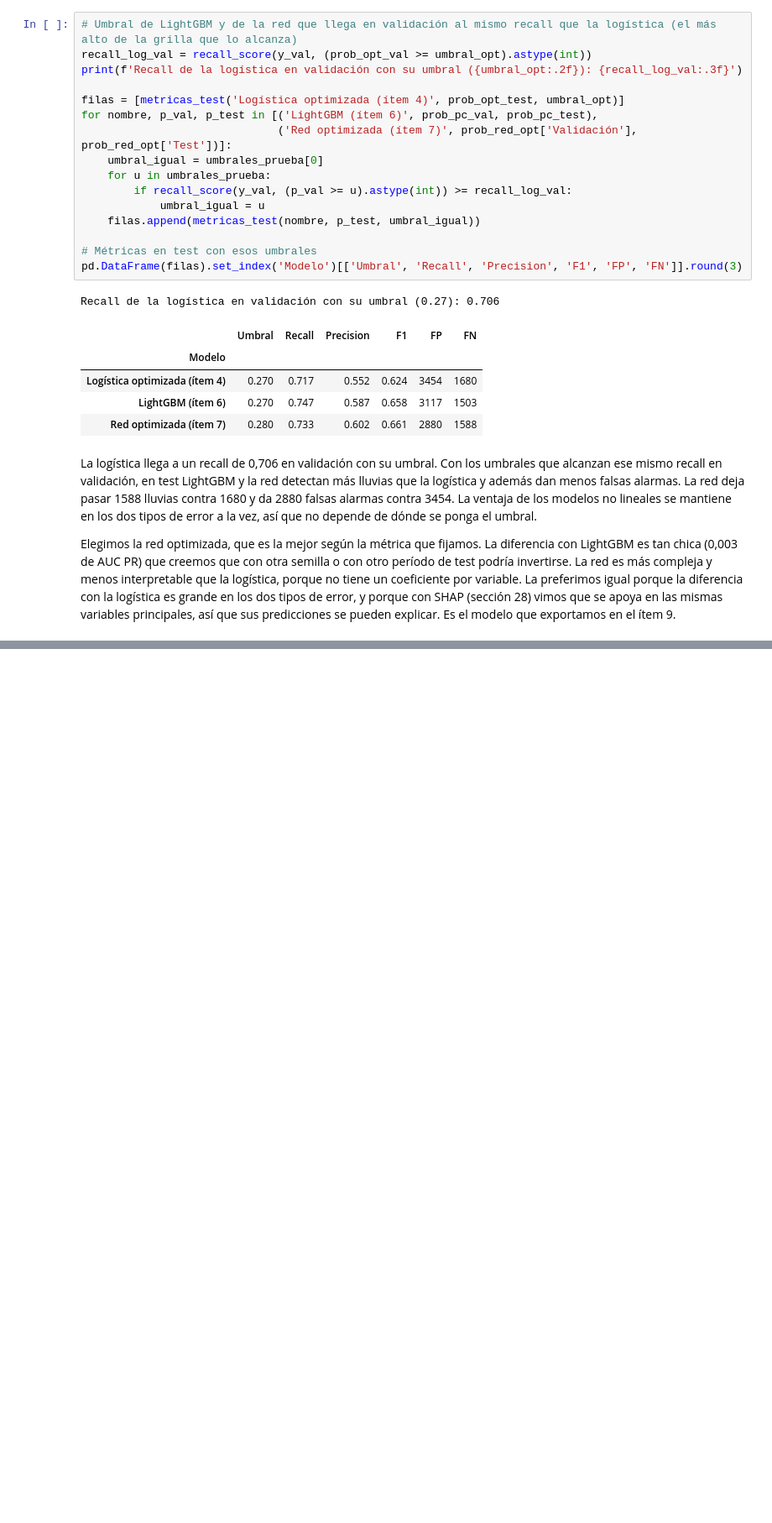
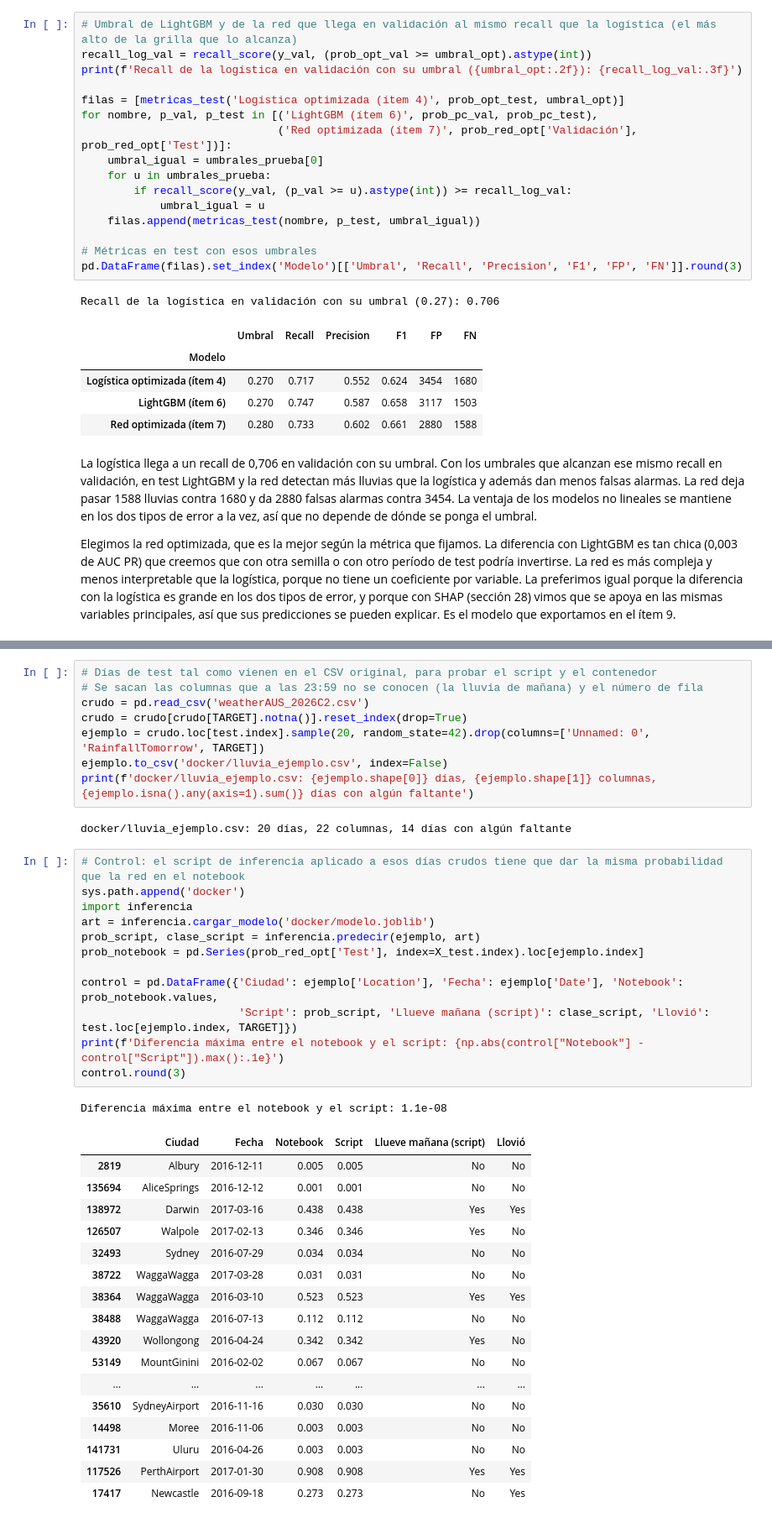
Before and after one commit to Franrnn/TP_AA1_Esparza_Pico_Renna, a Jupyter notebook: TP_2/TP-clasificacion-AA1.ipynb, the cells around one changed output, grey strips where cells are left out. Shown at 84% size. Saved outputs shown, nothing was run; the diff lists cells and outputs as text; blank space fills up the shorter version.

Commit message:
Entrega hasta item 10

```diff
--- a/TP_2/TP-clasificacion-AA1.ipynb
+++ b/TP_2/TP-clasificacion-AA1.ipynb
@@ -1823,0 +1853,41 @@ Elegimos la red optimizada, que es la mejor según la métrica que fijamos. La d
+# %%
+# Días de test tal como vienen en el CSV original, para probar el script y el contenedor
+# Se sacan las columnas que a las 23:59 no se conocen (la lluvia de mañana) y el número de fila
+crudo = pd.read_csv('weatherAUS_2026C2.csv')
+crudo = crudo[crudo[TARGET].notna()].reset_index(drop=True)
+ejemplo = crudo.loc[test.index].sample(20, random_state=42).drop(columns=['Unnamed: 0', 'RainfallTomorrow', TARGET])
+ejemplo.to_csv('docker/lluvia_ejemplo.csv', index=False)
+print(f'docker/lluvia_ejemplo.csv: {ejemplo.shape[0]} días, {ejemplo.shape[1]} columnas, {ejemplo.isna().any(axis=1).sum()} días con algún faltante')
+# %% [output]
+docker/lluvia_ejemplo.csv: 20 días, 22 columnas, 14 días con algún faltante
+# %%
+# Control: el script de inferencia aplicado a esos días crudos tiene que dar la misma probabilidad que la red en el notebook
+sys.path.append('docker')
+import inferencia
+art = inferencia.cargar_modelo('docker/modelo.joblib')
+prob_script, clase_script = inferencia.predecir(ejemplo, art)
+prob_notebook = pd.Series(prob_red_opt['Test'], index=X_test.index).loc[ejemplo.index]
+
+control = pd.DataFrame({'Ciudad': ejemplo['Location'], 'Fecha': ejemplo['Date'], 'Notebook': prob_notebook.values,
+                        'Script': prob_script, 'Llueve mañana (script)': clase_script, 'Llovió': test.loc[ejemplo.index, TARGET]})
+print(f'Diferencia máxima entre el notebook y el script: {np.abs(control["Notebook"] - control["Script"]).max():.1e}')
+control.round(3)
+# %% [output]
+Diferencia máxima entre el notebook y el script: 1.1e-08
+|  | Ciudad | Fecha | Notebook | Script | Llueve mañana (script) | Llovió |
+| 2819 | Albury | 2016-12-11 | 0.005 | 0.005 | No | No |
+| 135694 | AliceSprings | 2016-12-12 | 0.001 | 0.001 | No | No |
+| 138972 | Darwin | 2017-03-16 | 0.438 | 0.438 | Yes | Yes |
+| 126507 | Walpole | 2017-02-13 | 0.346 | 0.346 | Yes | No |
+| 32493 | Sydney | 2016-07-29 | 0.034 | 0.034 | No | No |
+| 38722 | WaggaWagga | 2017-03-28 | 0.031 | 0.031 | No | No |
+| 38364 | WaggaWagga | 2016-03-10 | 0.523 | 0.523 | Yes | Yes |
+| 38488 | WaggaWagga | 2016-07-13 | 0.112 | 0.112 | No | No |
+| 43920 | Wollongong | 2016-04-24 | 0.342 | 0.342 | Yes | No |
+| 53149 | MountGinini | 2016-02-02 | 0.067 | 0.067 | No | No |
+| ... | ... | ... | ... | ... | ... | ... |
+| 35610 | SydneyAirport | 2016-11-16 | 0.030 | 0.030 | No | No |
+| 14498 | Moree | 2016-11-06 | 0.003 | 0.003 | No | No |
+| 141731 | Uluru | 2016-04-26 | 0.003 | 0.003 | No | No |
+| 117526 | PerthAirport | 2017-01-30 | 0.908 | 0.908 | Yes | Yes |
+| 17417 | Newcastle | 2016-09-18 | 0.273 | 0.273 | No | Yes |
```
Also changed, not shown: parts of 5 cells of this notebook, 11 other files.
